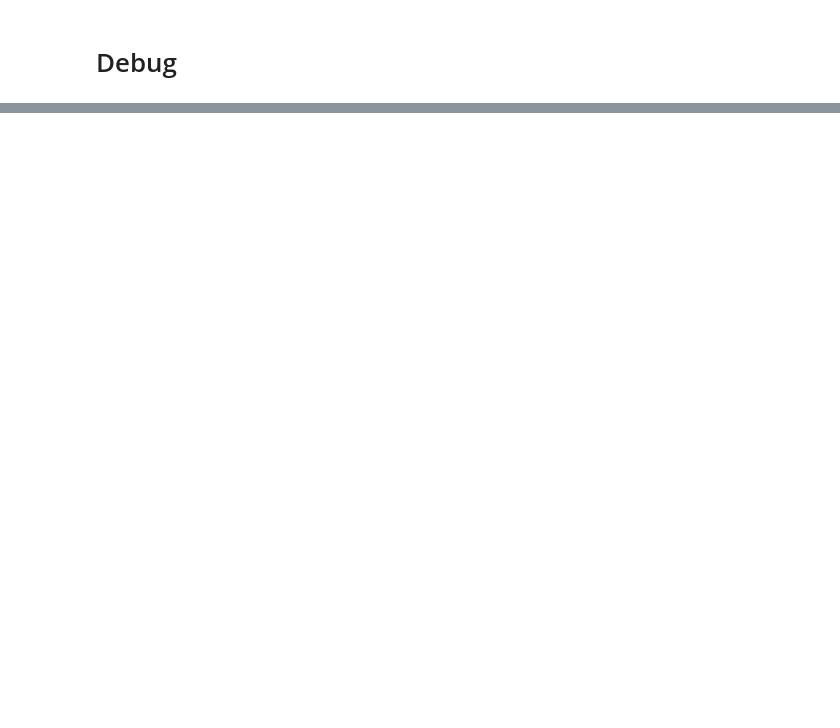
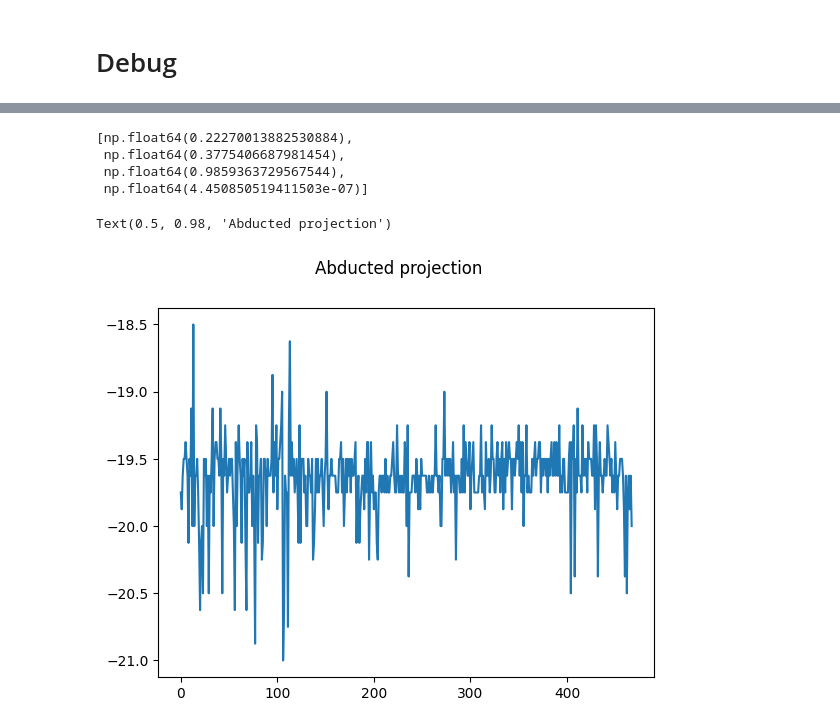
Before and after one commit to olegsmirnov2001/llm-hallucinations, a Jupyter notebook: jupyter/steer.ipynb, the cells around one changed output, grey strips where cells are left out. Drawn from its saved outputs; the diff is of its cells as text; code cells hidden in the pictures; blank space fills up the shorter version.

Commit message:
Abduct confidence

```diff
--- a/jupyter/steer.ipynb
+++ b/jupyter/steer.ipynb
@@ -102,2 +80,20 @@ def get_layer_activations(prompt: str, pos: int = -1) -> torch.Tensor:
 # %% [markdown]
 # Evaluate confidence vector
+# %%
+def get_layer_activations(prompt: str, pos: int = -1) -> torch.Tensor:
+    messages = [{"role": "assistant", "answer': f'<think>{prompt}"}]
+    formatted_prompt = tokenizer.apply_chat_template(
+        messages, tokenize=False, add_generation_prompt=False, continue_final_message=True
+    )
+
+    layer_activations = []
+
+    with torch.no_grad():
+        with model.trace(formatted_prompt):
+            for layer in model.model.layers:
+                activation = layer.output[0, pos, :].save()
+                layer_activations.append(activation.cpu())
+
+    result = torch.stack(layer_activations).cpu()
+
+    return result
@@ -160,6 +175,9 @@ with open('dataset/confidence_vector.json', 'w') as out:
     json.dump(data, out)
 # %%
 with open('dataset/confidence_vector.json', 'r') as inp:
-    confidence_vector = torch.tensor(json.load(inp), dtype=torch.bfloat16)
+    data = json.load(inp)
+    confidence_vector = torch.tensor(data['confidence_vector'], dtype=torch.bfloat16)
 # %% [markdown]
 # Plot confidence of generated tokens
+# %%
+direction = torch.tensor([0.0, 1.0, 0.0])
@@ -323,0 +471,8 @@ plt.show()
+# %%
+result = test_quote_knowledge(
+    demo_quote,
+    confidence_vector,
+    abduct_direction_to=-20,
+    max_new_tokens=512,
+    samples=4,
+)
@@ -323,0 +501,13 @@ plt.show()
+# %%
+[item['positive_probability'] for item in result]
+# %% [output]
+[np.float64(0.22270013882530884),
+ np.float64(0.3775406687981454),
+ np.float64(0.9859363729567544),
+ np.float64(4.450850519411503e-07)]
+# %%
+plt.plot(result[0]['projections'][1:])
+plt.suptitle('Abducted projection')
+# %% [output]
+Text(0.5, 0.98, 'Abducted projection')
+[figure, added]
```
Also changed, not shown: parts of 30 cells of this notebook, 1 other file.
